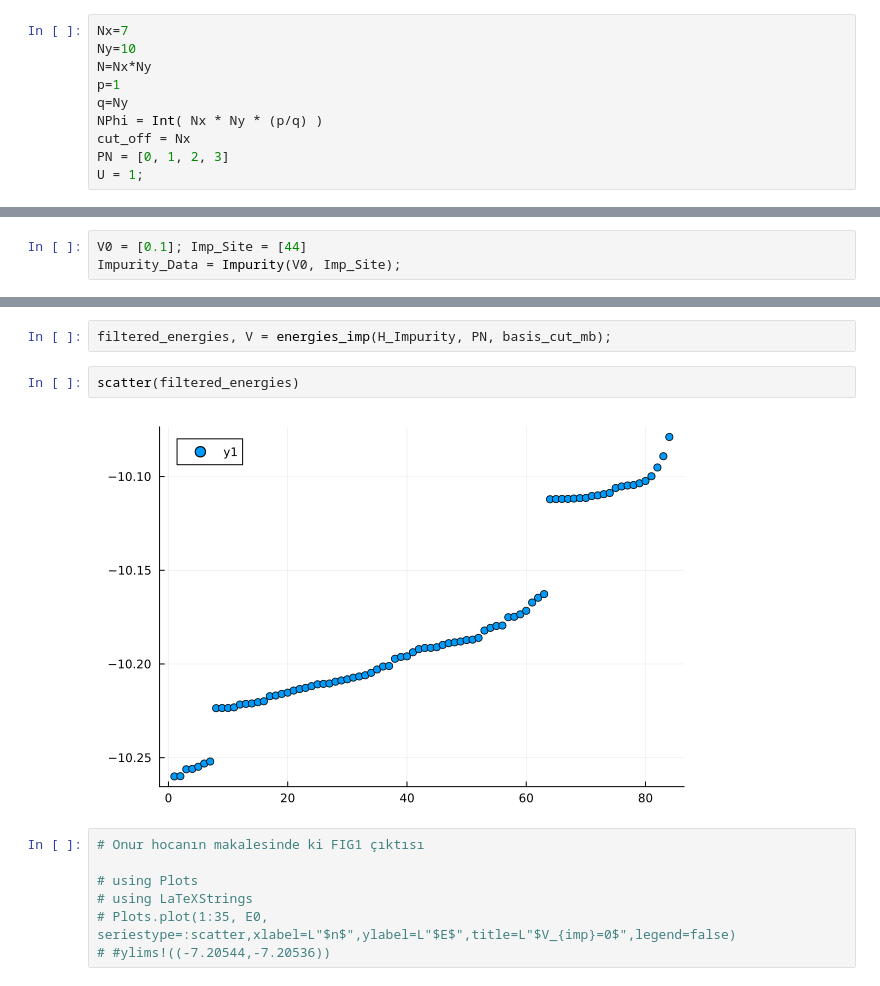
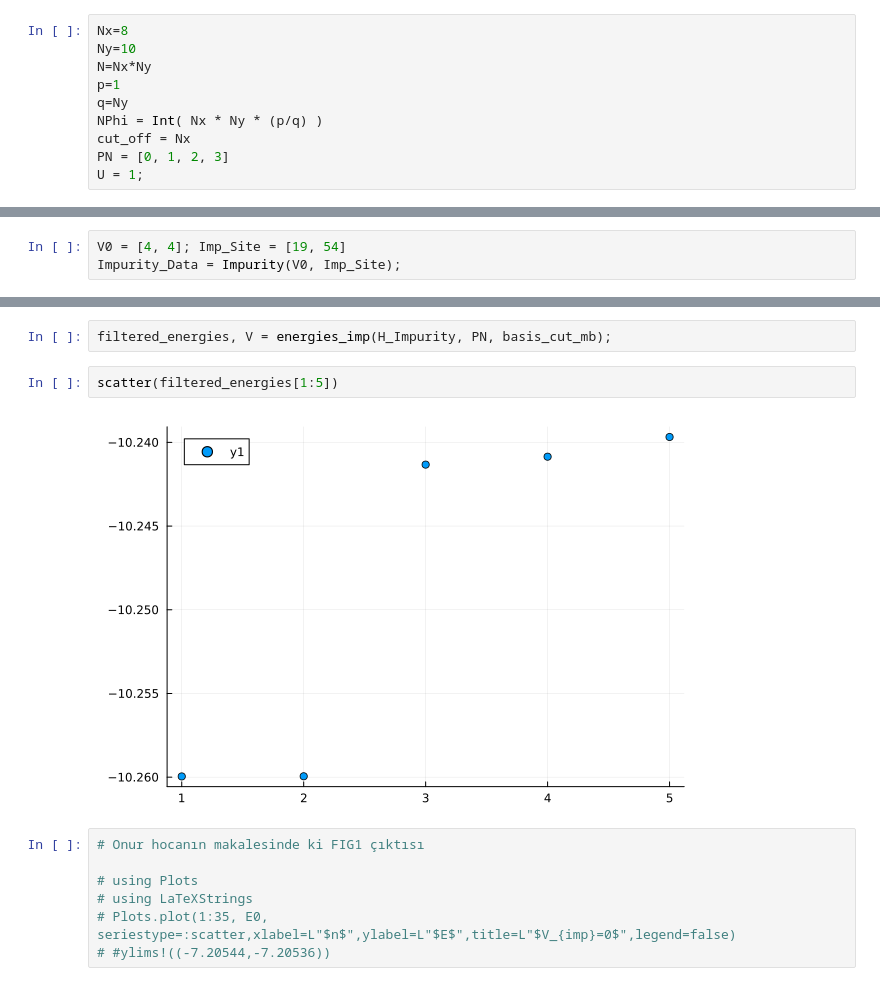
Before and after one commit to Umut-Can-Physics/Kagome-Lattice, a Jupyter notebook: My Numerical Calculations/Many-Body/Hofstadter/Hofstadter First Band Approximation.ipynb, the cells around one changed output, grey strips where cells are left out. Saved outputs shown, nothing was run; the diff lists cells and outputs as text.

```diff
--- a/My Numerical Calculations/Many-Body/Hofstadter/Hofstadter First Band Approximation.ipynb
+++ b/My Numerical Calculations/Many-Body/Hofstadter/Hofstadter First Band Approximation.ipynb
@@ -19,7 +19,7 @@ using LinearAlgebra
 # %% [markdown]
 $\phi=\frac{p}{q}=\frac{p}{N_y}, N_\phi=\phi NxNy=N_x \text{ (The number of single particle degeneracy)}$
 # %%
-Nx=7
+Nx=8
 Ny=10
 N=Nx*Ny
 p=1
@@ -99,5 +94,5 @@ For particle pinning: V0<0 & PN = 1, U = 0!
 # %%
-V0 = [0.1]; Imp_Site = [44]
+V0 = [4, 4]; Imp_Site = [19, 54]
 Impurity_Data = Impurity(V0, Imp_Site);
 # %%
 function Number_sub(N, sp_basis, P, Pt, basis_cut_sp, basis_cut_mb, basis_sub)
@@ -178,9 +177,9 @@ energies_imp (generic function with 1 method)
 # %%
 filtered_energies, V = energies_imp(H_Impurity, PN, basis_cut_mb);
 # %%
-scatter(filtered_energies)
+scatter(filtered_energies[1:5])
 # %% [output]
-[figure, old version]
+[figure, new version]
 # %%
 # Onur hocanın makalesinde ki FIG1 çıktısı
 
```
Also changed, not shown: parts of 21 cells of this notebook, 11 other files.
